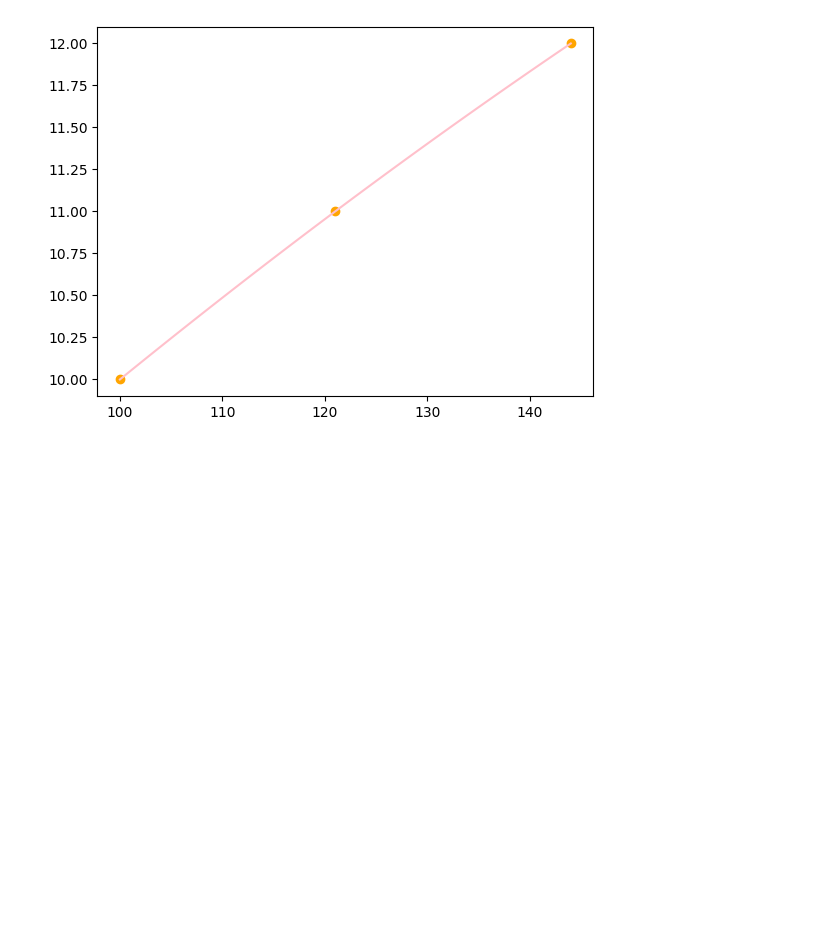
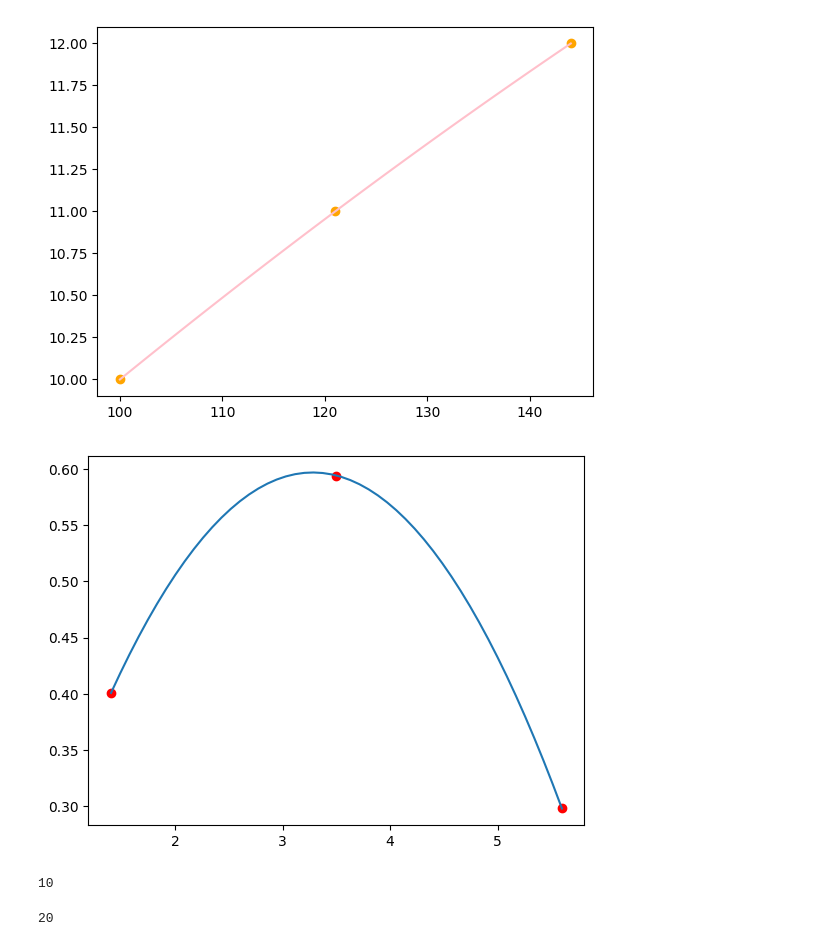
Before and after one commit to Emyfoton/MetodosI_EmilyCastillo_SebastianRodriguez, a Jupyter notebook: Tarea_Interpolación.ipynb, the cells around one changed output. Drawn from its saved outputs; the diff is of its cells as text; code cells hidden in the pictures; blank space fills up the shorter version.

```diff
--- a/Tarea_Interpolación.ipynb
+++ b/Tarea_Interpolación.ipynb
@@ -141,0 +145,14 @@ El error es: 1.189e-03
+# %%
+# Punto 4) Bala
+x_b = np.array([1.4, 3.5, 5.6])
+y_b = np.array([0.4007954931819738 ,0.594128102489774 ,0.29802795523938164])
+
+X= sym.Symbol('x', real=True)
+
+x_p=np.linspace(x_b[0], x_b[-1], 50)
+y_p=Poly_Interpolacion(x_b,y_b,x_p)
+plt.plot(x_p,y_p)
+plt.scatter(x_b,y_b, color="r")
+plt.show()
+# %% [output]
+[figure, added]
@@ -141,0 +166,10 @@ El error es: 1.189e-03
+# %%
+Vo=round(np.sqrt((Vy**2)+(Vx**2)))
+Vo
+# %% [output]
+10
+# %%
+Grados=round(Theta*180/np.pi)
+Grados
+# %% [output]
+20
```
Also changed, not shown: parts of 7 cells of this notebook.
